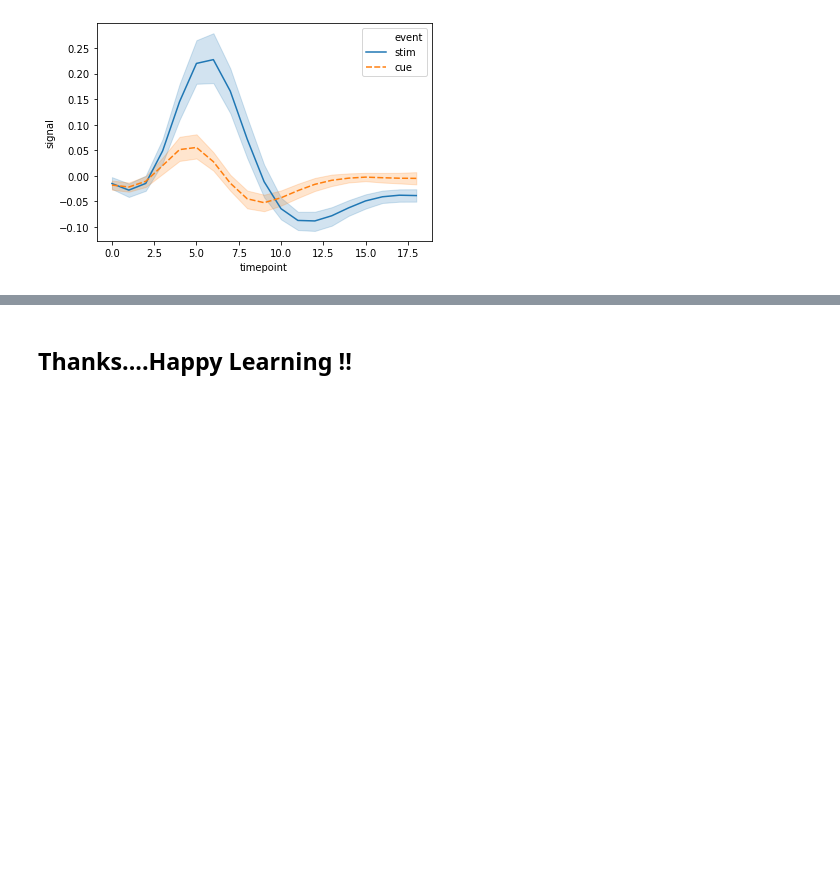
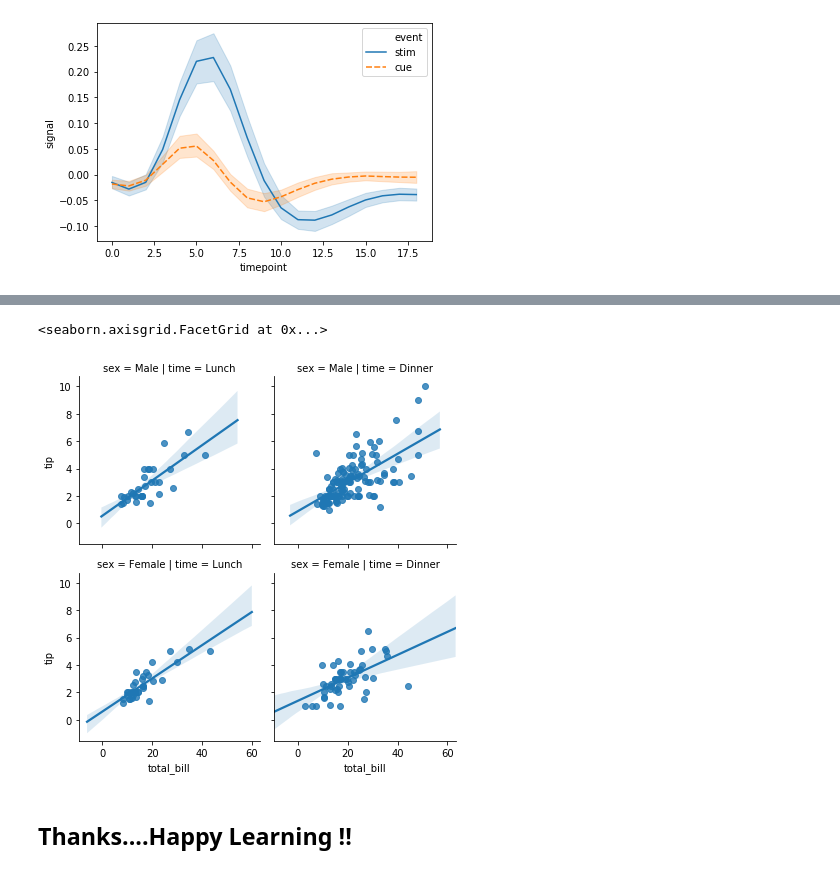
Before and after one commit to AshayKing/machine-learning-project-series, a Jupyter notebook: seaborn-data-visualisation/1. Relational Plots.ipynb, the cells around one changed output, grey strips where cells are left out. Drawn from its saved outputs; the diff is of its cells as text; code cells hidden in the pictures; blank space fills up the shorter version.

```diff
--- a/seaborn-data-visualisation/1. Relational Plots.ipynb
+++ b/seaborn-data-visualisation/1. Relational Plots.ipynb
@@ -78,2 +85,8 @@ sns.lineplot(x="timepoint", y="signal", hue="event", style="event", data=fmri)
+# %%
+sns.lmplot(x="total_bill", y="tip", row="sex", col="time",
+               data=tips, height=3)
+# %% [output]
+<seaborn.axisgrid.FacetGrid at 0x...>
+[figure, added]
 # %% [markdown]
 ## Thanks....Happy Learning !!
```
Also changed, not shown: parts of 2 cells of this notebook.
